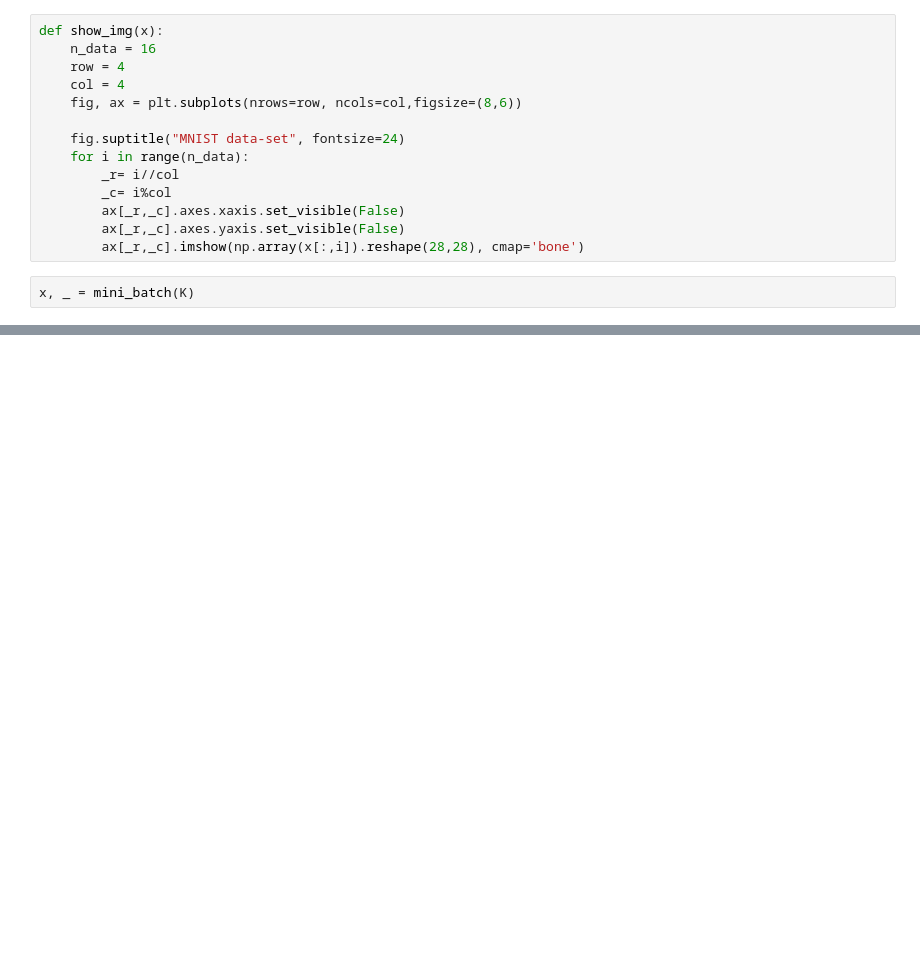
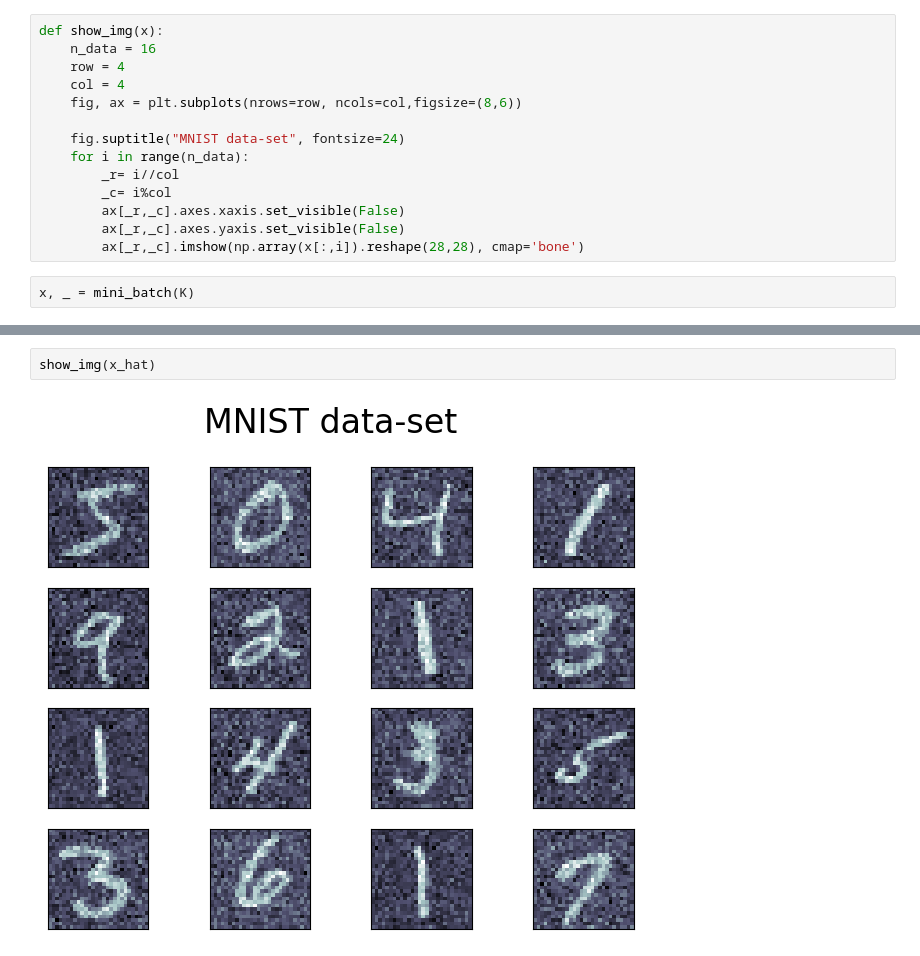
Before and after one commit to gomi-kuzu/model_base_deep, a Jupyter notebook: work/TranslateToPy/Chapter_5/MNIST-reconstruction_py.ipynb, the cells around one changed output, grey strips where cells are left out. Drawn from its saved outputs; the diff is of its cells as text; blank space fills up the shorter version.

```diff
--- a/work/TranslateToPy/Chapter_5/MNIST-reconstruction_py.ipynb
+++ b/work/TranslateToPy/Chapter_5/MNIST-reconstruction_py.ipynb
@@ -70,0 +190,4 @@ show_img(x)
+# %%
+show_img(x_hat)
+# %% [output]
+[figure, added]
```
Also changed, not shown: parts of 13 cells of this notebook.
